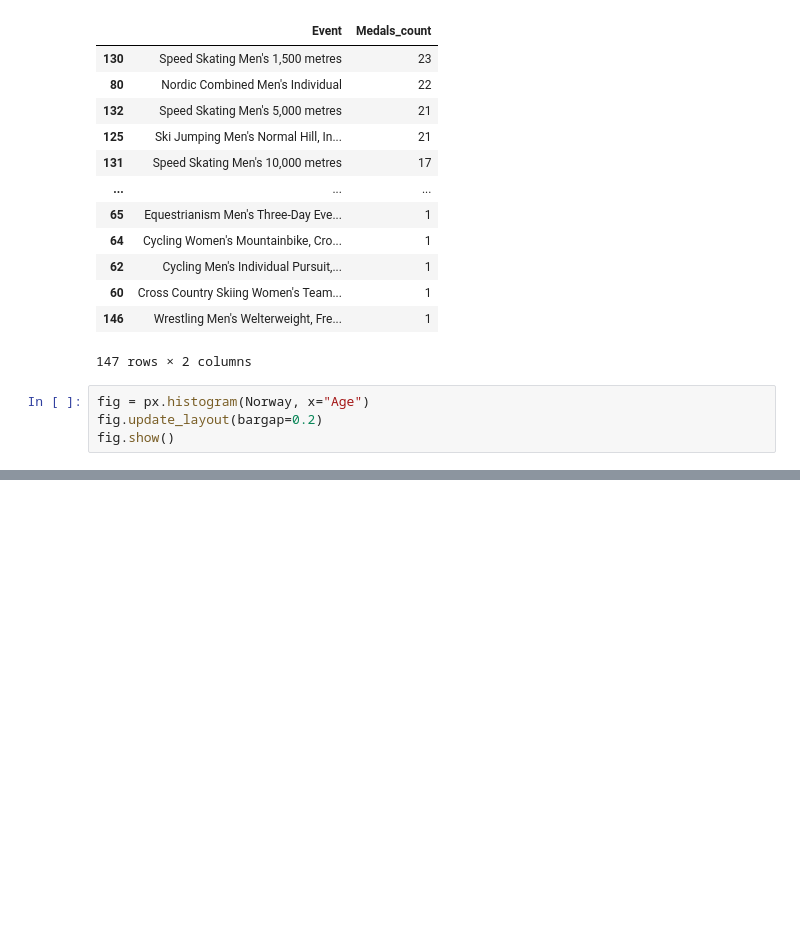
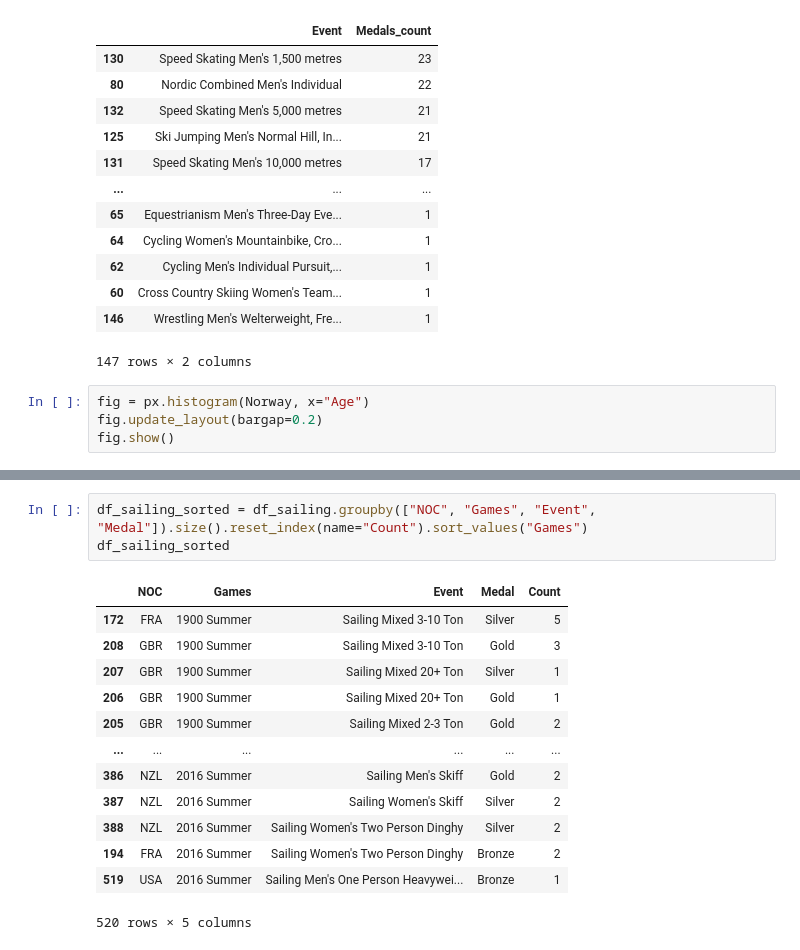
Before and after one commit to Razjoh/Projekt-os-norge, a Jupyter notebook: Rasmus_analys.ipynb, the cells around one changed output, grey strips where cells are left out. Drawn from its saved outputs; the diff is of its cells as text; blank space fills up the shorter version.

```diff
--- a/Rasmus_analys.ipynb
+++ b/Rasmus_analys.ipynb
@@ -459,0 +494,17 @@ fig.show()
+# %%
+df_sailing_sorted = df_sailing.groupby(["NOC", "Games", "Event", "Medal"]).size().reset_index(name="Count").sort_values("Games")
+df_sailing_sorted
+# %% [output]
+|  | NOC | Games | Event | Medal | Count |
+| 172 | FRA | 1900 Summer | Sailing Mixed 3-10 Ton | Silver | 5 |
+| 208 | GBR | 1900 Summer | Sailing Mixed 3-10 Ton | Gold | 3 |
+| 207 | GBR | 1900 Summer | Sailing Mixed 20+ Ton | Silver | 1 |
+| 206 | GBR | 1900 Summer | Sailing Mixed 20+ Ton | Gold | 1 |
+| 205 | GBR | 1900 Summer | Sailing Mixed 2-3 Ton | Gold | 2 |
+| ... | ... | ... | ... | ... | ... |
+| 386 | NZL | 2016 Summer | Sailing Men's Skiff | Gold | 2 |
+| 387 | NZL | 2016 Summer | Sailing Women's Skiff | Silver | 2 |
+| 388 | NZL | 2016 Summer | Sailing Women's Two Person Dinghy | Silver | 2 |
+| 194 | FRA | 2016 Summer | Sailing Women's Two Person Dinghy | Bronze | 2 |
+| 519 | USA | 2016 Summer | Sailing Men's One Person Heavywei... | Bronze | 1 |
+520 rows × 5 columns
```
Also changed, not shown: parts of 8 cells of this notebook, 2 other files.
